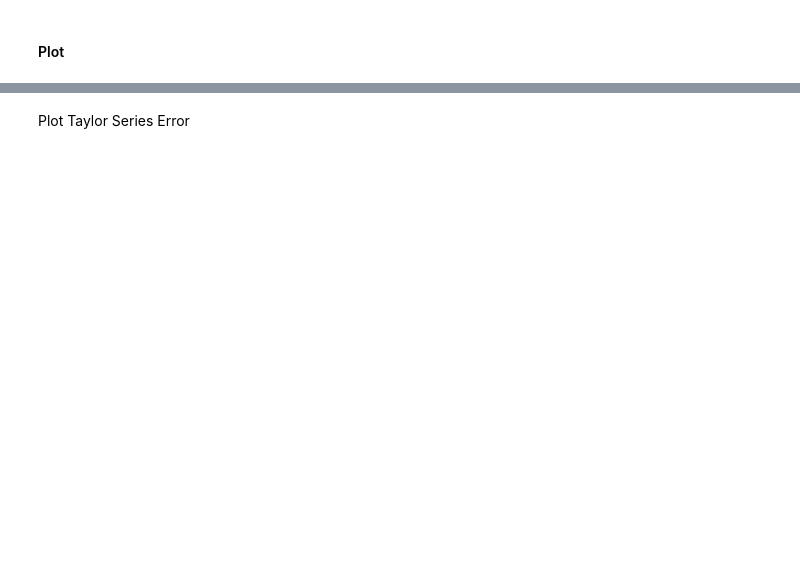
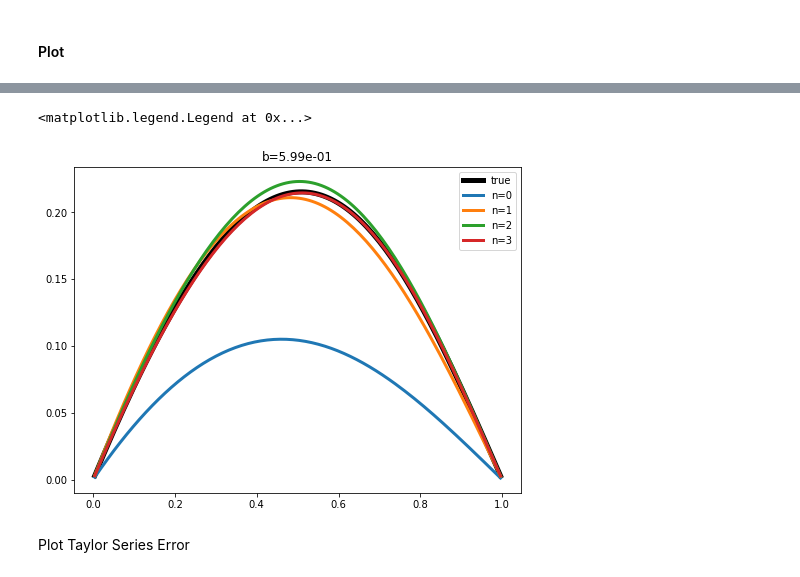
Before and after one commit to OliverEvans96/kelp, a Jupyter notebook: code/python/ManufacturedSolution.ipynb, the cells around one changed output, grey strips where cells are left out. Saved outputs shown, nothing was run; the diff lists cells and outputs as text; code cells hidden in the pictures; blank space fills up the shorter version.

```diff
--- a/code/python/ManufacturedSolution.ipynb
+++ b/code/python/ManufacturedSolution.ipynb
@@ -1129,3 +1212,21 @@ err arr 3: [4.40418115e-07 4.31932513e-07 4.52181476e-07 9.06342662e-07
+# %%
+plt.figure(figsize=(8,6))
+ns = max(ns_list)
+nz = max(nz_list)
+na = max(na_list)
+grid = mms.gen_grid(ns, nz, na, na, rope_spacing, zmax)
+plot_inds = np.zeros_like(grid[2], dtype=bool)
+plot_inds[0,0,:,0] = True
+z = grid[2][plot_inds]
+plt.plot(z, true_rad_list[0][plot_inds], 'k-', lw=5, label='true')
+for n in num_scatters_list:
+    plt.plot(z, asym_rad_list[n][plot_inds], 'C{}-'.format(n), lw=3, label='n={}'.format(n))
+
+plt.title('b={:.2e}'.format(b_list[i_plot]))
+plt.legend()
+# %% [output]
+<matplotlib.legend.Legend at 0x...>
+[figure, added]
 # %% [markdown]
 Plot Taylor Series Error
 # %%
```
Also changed, not shown: parts of 29 cells of this notebook.
